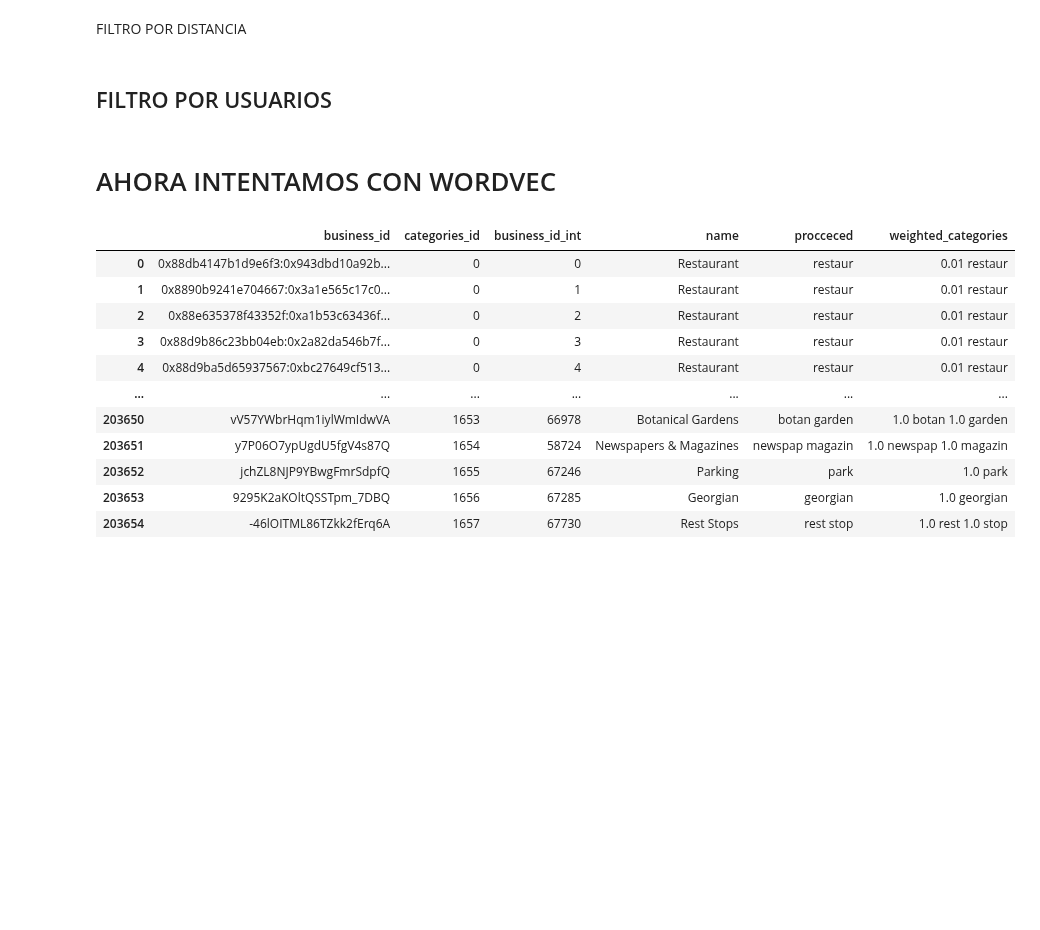
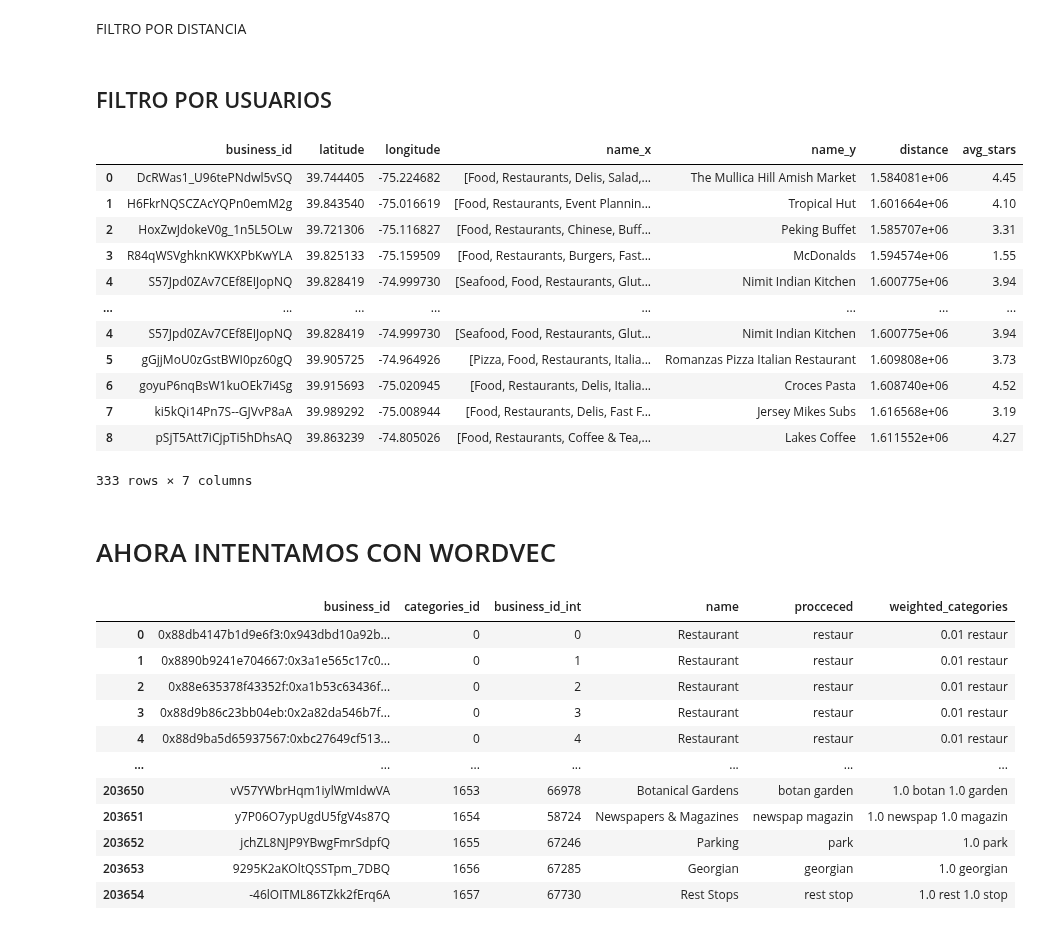
Before and after one commit to Paniceres/GP_Henry, a Jupyter notebook: app/ml/item_filter.ipynb, the cells around one changed output. Cells and saved outputs as stored; diff of their text form; code cells hidden in the pictures; blank space fills up the shorter version.

```diff
--- a/app/ml/item_filter.ipynb
+++ b/app/ml/item_filter.ipynb
@@ -97,3 +134,9 @@ with open('./tfidf_matrix.pkl', 'wb') as file:
+# %%
+
+# Hago el procesamiento de las categorias con NLTK y los exporto en un pkl
+categories_procceced = categories_nlp()
+with open('./tfidf_matrix.pkl', 'wb') as file:
+        pickle.dump(categories_procceced, file)
 # %%
 #Modelo de recomendacion usando similitudes con vecinos cercanos
 
@@ -266,18 +309,18 @@ def recommendation(business_ids=None,user_id=None,category=None,distance=None):
         df_ry = pd.read_parquet('../../datasets/processed/bd/10_reviews_yelp.parquet.gz',columns=['user_id','gmap_id','sentiment'])
         df = pd.concat([df_rg,df_ry])
         business_ids = df[df['user_id']==user_id].iloc[:10]['gmap_id'].tolist()
-        if business_ids.shape[0] == 0:
+        if len(business_ids) == 0:
             return 'Usuario no encontrado.'
 
     if category:
         df_categories = pd.read_parquet('./datasets/locales_categories.parquet')
         business_ids = df_categories[df_categories['name'].str.lower().str.contains(category.lower())].sample(10).iloc[:10]['business_id'].tolist()
-        if business_ids.shape[0] == 0:
+        if len(business_ids) == 0:
             return 'Categoria no encontrada.'
 
     business_cat = pd.DataFrame()
     for business_id in business_ids:
-        business_cat = pd.concat([business_cat,get_recommendations(business_id,rang=distance)])
+        business_cat = pd.concat([business_cat,get_recommendations(business_ids,rang=distance)])
 
     if business_cat.shape[0] == 0:
         return 'Restaurante no encontrado.'
@@ -287,3 +328,19 @@ recommendation(category='pizza',distance=50000)
+# %%
+recommendation(business_ids='0x88db4147b1d9e6f3:0x943dbd10a92ba1b1')
+# %% [output]
+|  | business_id | latitude | longitude | name_x | name_y | distance | avg_stars |
+| 0 | DcRWas1_U96tePNdwl5vSQ | 39.744405 | -75.224682 | [Food, Restaurants, Delis, Salad,... | The Mullica Hill Amish Market | 1.584081e+06 | 4.45 |
+| 1 | H6FkrNQSCZAcYQPn0emM2g | 39.843540 | -75.016619 | [Food, Restaurants, Event Plannin... | Tropical Hut | 1.601664e+06 | 4.10 |
+| 2 | HoxZwJdokeV0g_1n5L5OLw | 39.721306 | -75.116827 | [Food, Restaurants, Chinese, Buff... | Peking Buffet | 1.585707e+06 | 3.31 |
+| 3 | R84qWSVghknKWKXPbKwYLA | 39.825133 | -75.159509 | [Food, Restaurants, Burgers, Fast... | McDonalds | 1.594574e+06 | 1.55 |
+| 4 | S57Jpd0ZAv7CEf8EIJopNQ | 39.828419 | -74.999730 | [Seafood, Food, Restaurants, Glut... | Nimit Indian Kitchen | 1.600775e+06 | 3.94 |
+| ... | ... | ... | ... | ... | ... | ... | ... |
+| 4 | S57Jpd0ZAv7CEf8EIJopNQ | 39.828419 | -74.999730 | [Seafood, Food, Restaurants, Glut... | Nimit Indian Kitchen | 1.600775e+06 | 3.94 |
+| 5 | gGjjMoU0zGstBWI0pz60gQ | 39.905725 | -74.964926 | [Pizza, Food, Restaurants, Italia... | Romanzas Pizza Italian Restaurant | 1.609808e+06 | 3.73 |
+| 6 | goyuP6nqBsW1kuOEk7i4Sg | 39.915693 | -75.020945 | [Food, Restaurants, Delis, Italia... | Croces Pasta | 1.608740e+06 | 4.52 |
+| 7 | ki5kQi14Pn7S--GJVvP8aA | 39.989292 | -75.008944 | [Food, Restaurants, Delis, Fast F... | Jersey Mikes Subs | 1.616568e+06 | 3.19 |
+| 8 | pSjT5Att7iCjpTi5hDhsAQ | 39.863239 | -74.805026 | [Food, Restaurants, Coffee & Tea,... | Lakes Coffee | 1.611552e+06 | 4.27 |
+333 rows × 7 columns
 # %% [markdown]
 # AHORA INTENTAMOS CON WORDVEC
 # %%
```
Also changed, not shown: parts of 5 cells of this notebook, 6 other files.
